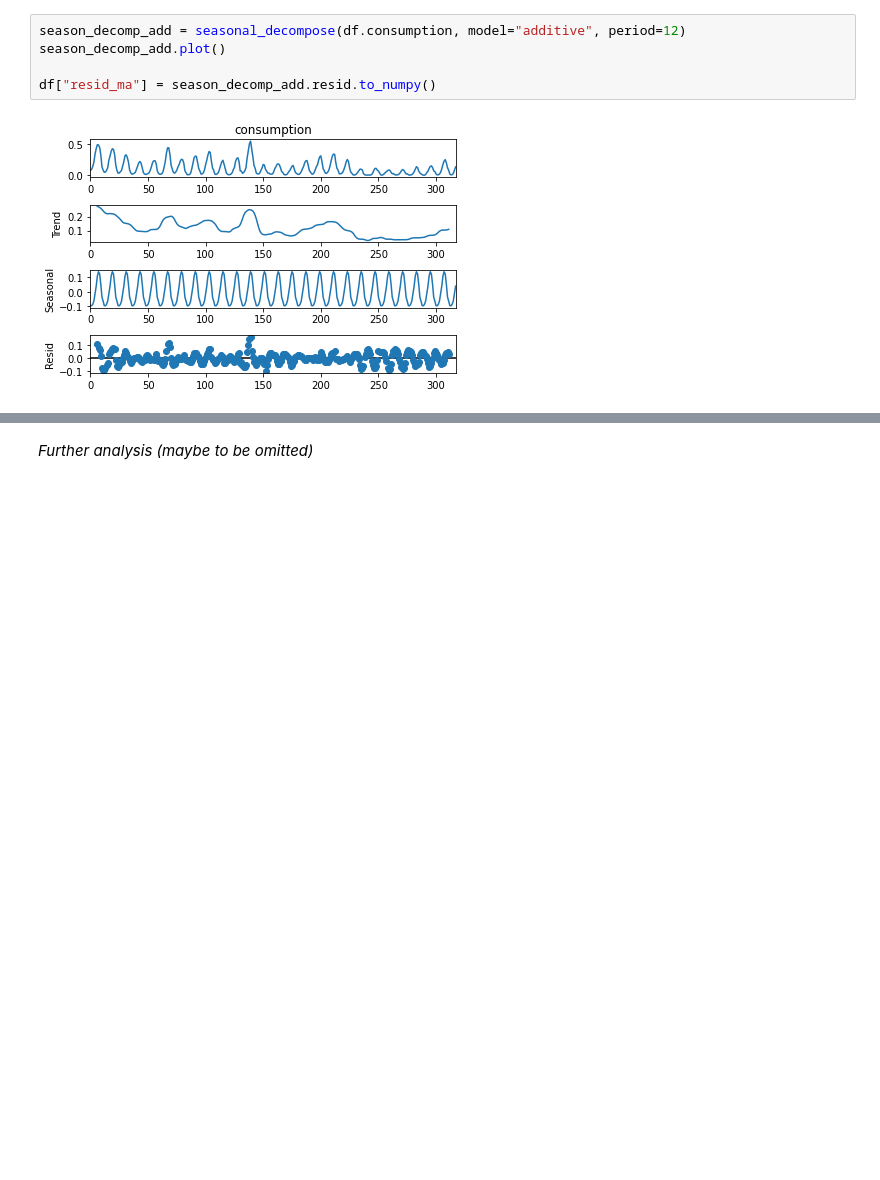
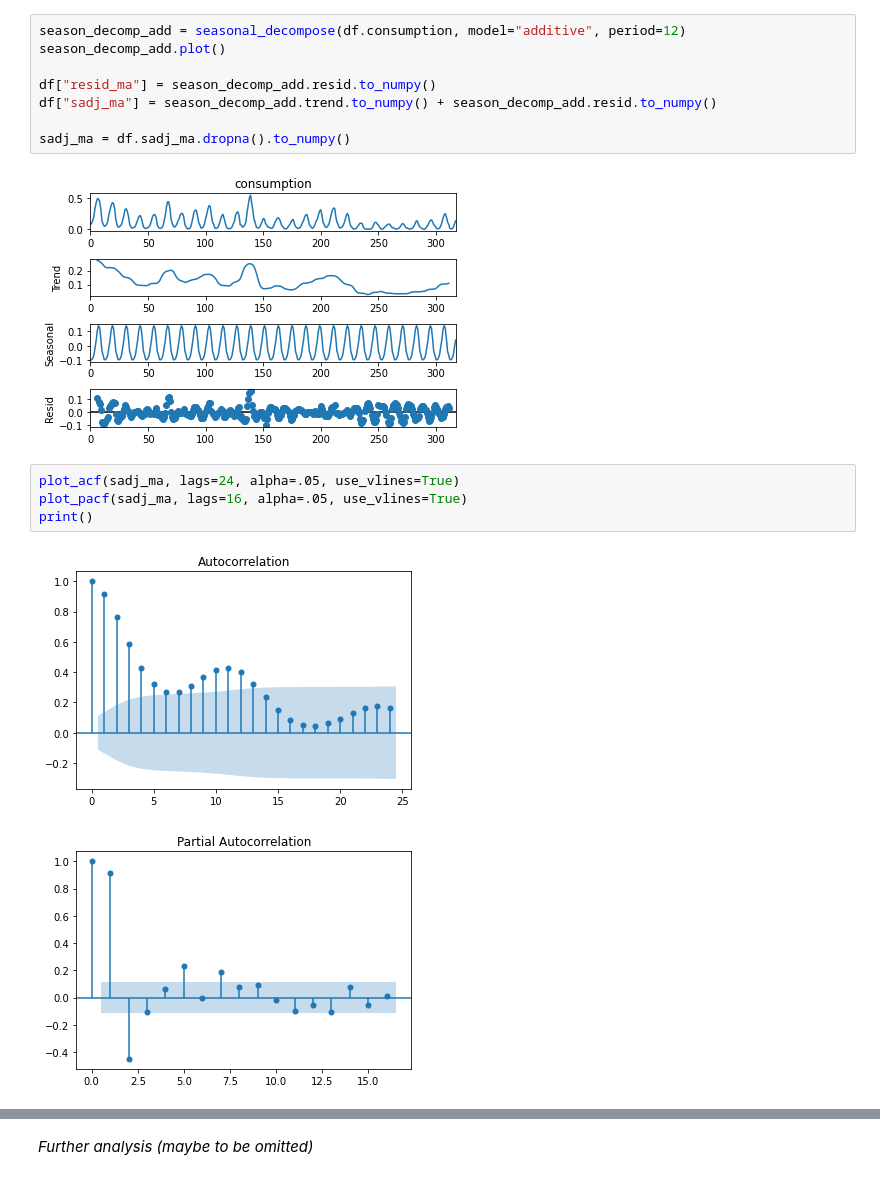
Before and after one commit to jcierocki/INGModellingContest, a Jupyter notebook: notebooks/task1.ipynb, the cells around one changed output, grey strips where cells are left out. Cells and saved outputs as stored; diff of their text form; blank space fills up the shorter version.

```diff
--- a/notebooks/task1.ipynb
+++ b/notebooks/task1.ipynb
@@ -66,5 +55,15 @@ season_decomp_add = seasonal_decompose(df.consumption, model="additive", period=
 season_decomp_add.plot()
 
 df["resid_ma"] = season_decomp_add.resid.to_numpy()
+df["sadj_ma"] = season_decomp_add.trend.to_numpy() + season_decomp_add.resid.to_numpy()
+
+sadj_ma = df.sadj_ma.dropna().to_numpy()
 # %% [output]
 [figure]
+# %%
+plot_acf(sadj_ma, lags=24, alpha=.05, use_vlines=True)
+plot_pacf(sadj_ma, lags=16, alpha=.05, use_vlines=True)
+print()
+# %% [output]
+[figure, added]
+[figure, added]
```
Also changed, not shown: parts of 22 cells of this notebook, 1 other file.
